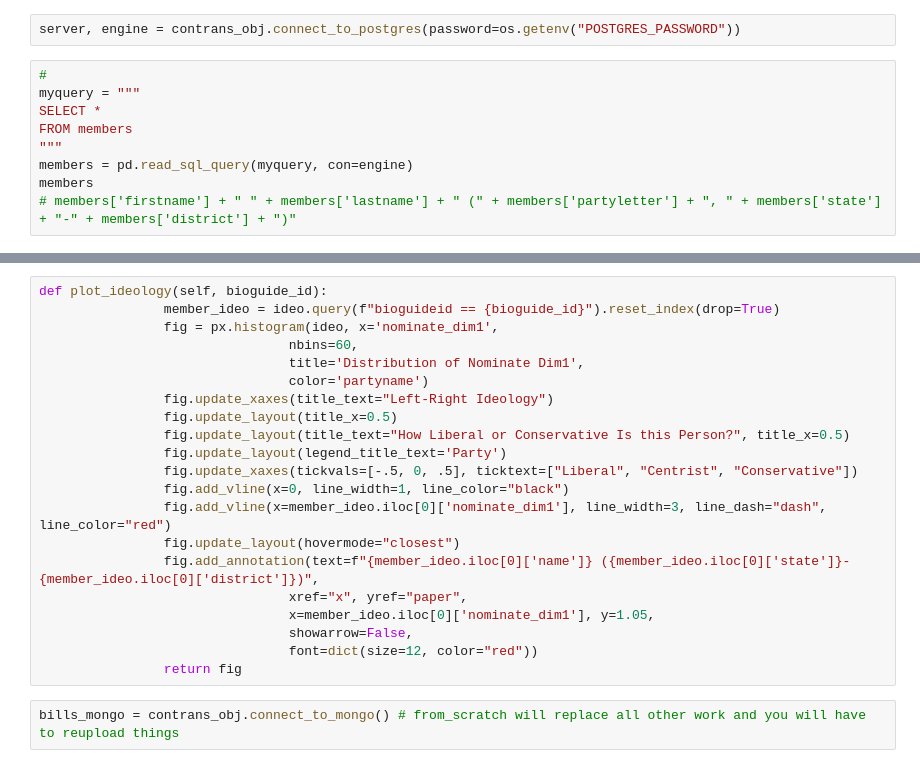
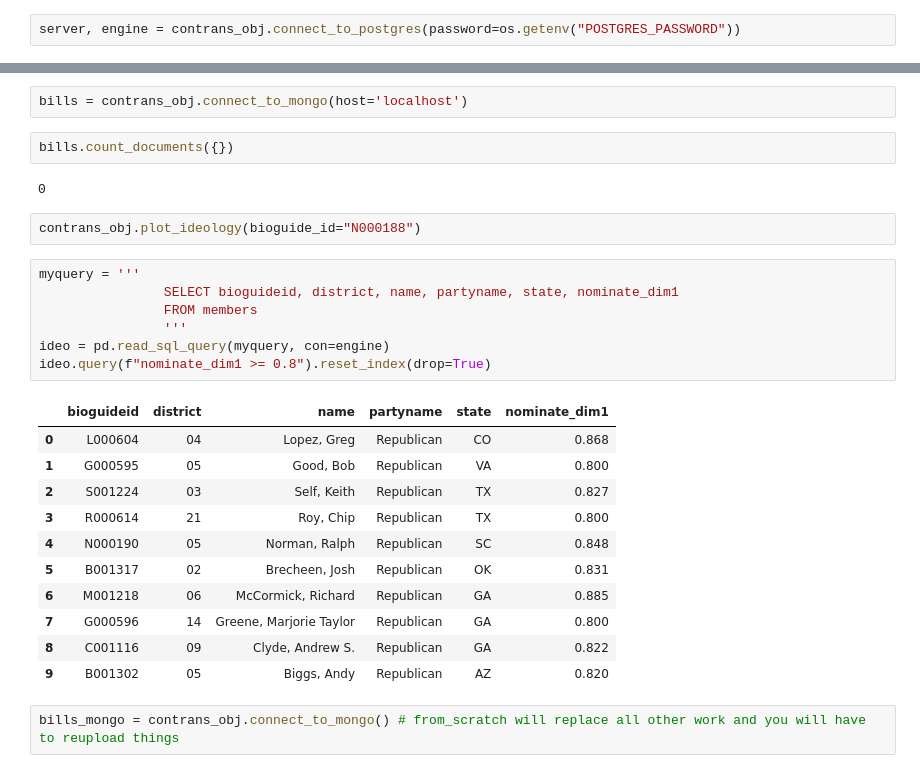
Before and after one commit to j-miskill/contrans, a Jupyter notebook: sandbox.ipynb, the cells around one changed output, grey strips where cells are left out. Drawn from its saved outputs; the diff is of its cells as text.

```diff
--- a/sandbox.ipynb
+++ b/sandbox.ipynb
@@ -10,12 +10,3 @@ from plotly import express as px
 contrans_obj = contrans.contrans()
 # %%
 server, engine = contrans_obj.connect_to_postgres(password=os.getenv("POSTGRES_PASSWORD"))
-# %%
-#
-myquery = """
-SELECT *
-FROM members
-"""
-members = pd.read_sql_query(myquery, con=engine)
-members
-# members['firstname'] + " " + members['lastname'] + " (" + members['partyletter'] + ", " + members['state'] + "-" + members['district'] + ")"
@@ -36,24 +13,30 @@ members
-# %%
-def plot_ideology(self, bioguide_id):
-                member_ideo = ideo.query(f"bioguideid == {bioguide_id}").reset_index(drop=True)
-                fig = px.histogram(ideo, x='nominate_dim1',
-                                nbins=60,
-                                title='Distribution of Nominate Dim1',
-                                color='partyname')
-                fig.update_xaxes(title_text="Left-Right Ideology")
-                fig.update_layout(title_x=0.5)
-                fig.update_layout(title_text="How Liberal or Conservative Is this Person?", title_x=0.5)
-                fig.update_layout(legend_title_text='Party')
-                fig.update_xaxes(tickvals=[-.5, 0, .5], ticktext=["Liberal", "Centrist", "Conservative"])
-                fig.add_vline(x=0, line_width=1, line_color="black")
-                fig.add_vline(x=member_ideo.iloc[0]['nominate_dim1'], line_width=3, line_dash="dash", line_color="red")
-                fig.update_layout(hovermode="closest")
-                fig.add_annotation(text=f"{member_ideo.iloc[0]['name']} ({member_ideo.iloc[0]['state']}-{member_ideo.iloc[0]['district']})",
-                                xref="x", yref="paper",
-                                x=member_ideo.iloc[0]['nominate_dim1'], y=1.05,
-                                showarrow=False,
-                                font=dict(size=12, color="red"))
-                return fig
+# %%
+bills = contrans_obj.connect_to_mongo(host='localhost')
+# %%
+bills.count_documents({})
+# %% [output]
+0
+# %%
+contrans_obj.plot_ideology(bioguide_id="N000188")
+# %%
+myquery = '''
+                SELECT bioguideid, district, name, partyname, state, nominate_dim1
+                FROM members
+                '''
+ideo = pd.read_sql_query(myquery, con=engine)
+ideo.query(f"nominate_dim1 >= 0.8").reset_index(drop=True)
+# %% [output]
+|  | bioguideid | district | name | partyname | state | nominate_dim1 |
+| 0 | L000604 | 04 | Lopez, Greg | Republican | CO | 0.868 |
+| 1 | G000595 | 05 | Good, Bob | Republican | VA | 0.800 |
+| 2 | S001224 | 03 | Self, Keith | Republican | TX | 0.827 |
+| 3 | R000614 | 21 | Roy, Chip | Republican | TX | 0.800 |
+| 4 | N000190 | 05 | Norman, Ralph | Republican | SC | 0.848 |
+| 5 | B001317 | 02 | Brecheen, Josh | Republican | OK | 0.831 |
+| 6 | M001218 | 06 | McCormick, Richard | Republican | GA | 0.885 |
+| 7 | G000596 | 14 | Greene, Marjorie Taylor | Republican | GA | 0.800 |
+| 8 | C001116 | 09 | Clyde, Andrew S. | Republican | GA | 0.822 |
+| 9 | B001302 | 05 | Biggs, Andy | Republican | AZ | 0.820 |
 # %%
 bills_mongo = contrans_obj.connect_to_mongo() # from_scratch will replace all other work and you will have to reupload things
 # %%
```
Also changed, not shown: parts of 4 cells of this notebook, 2 other files.
